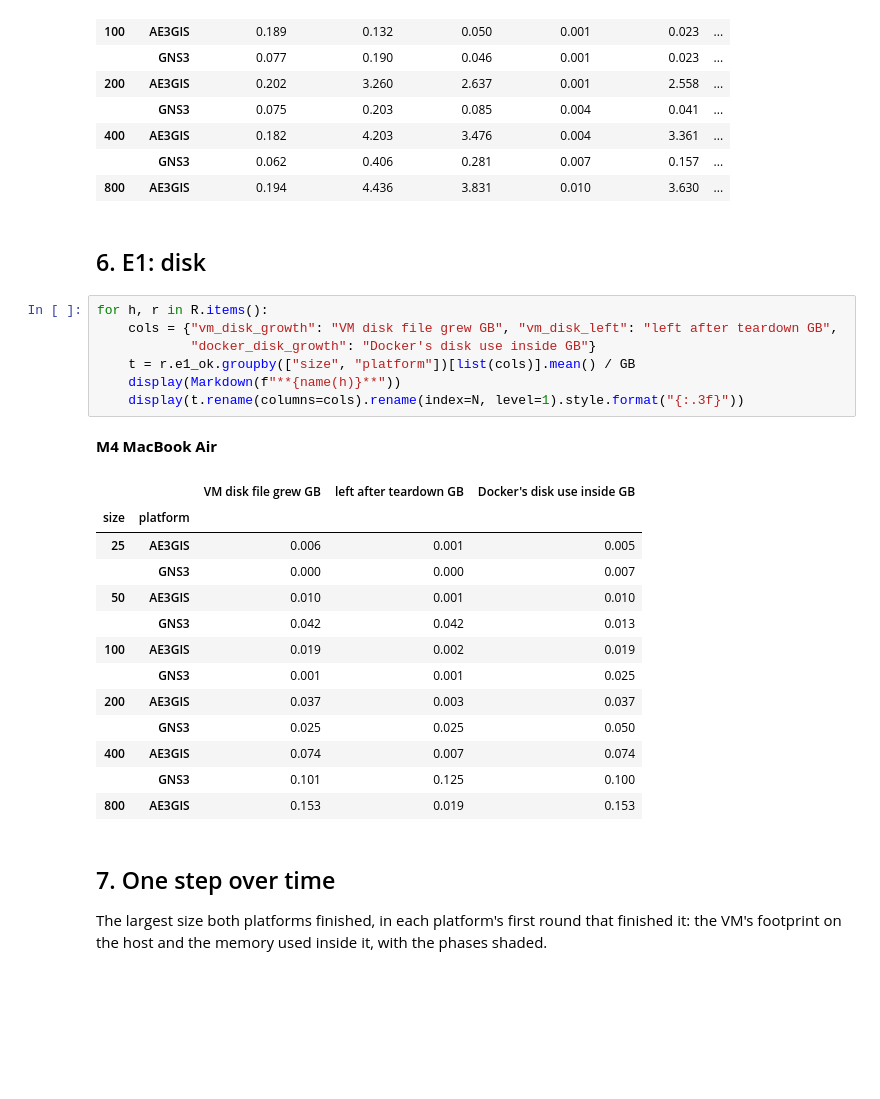
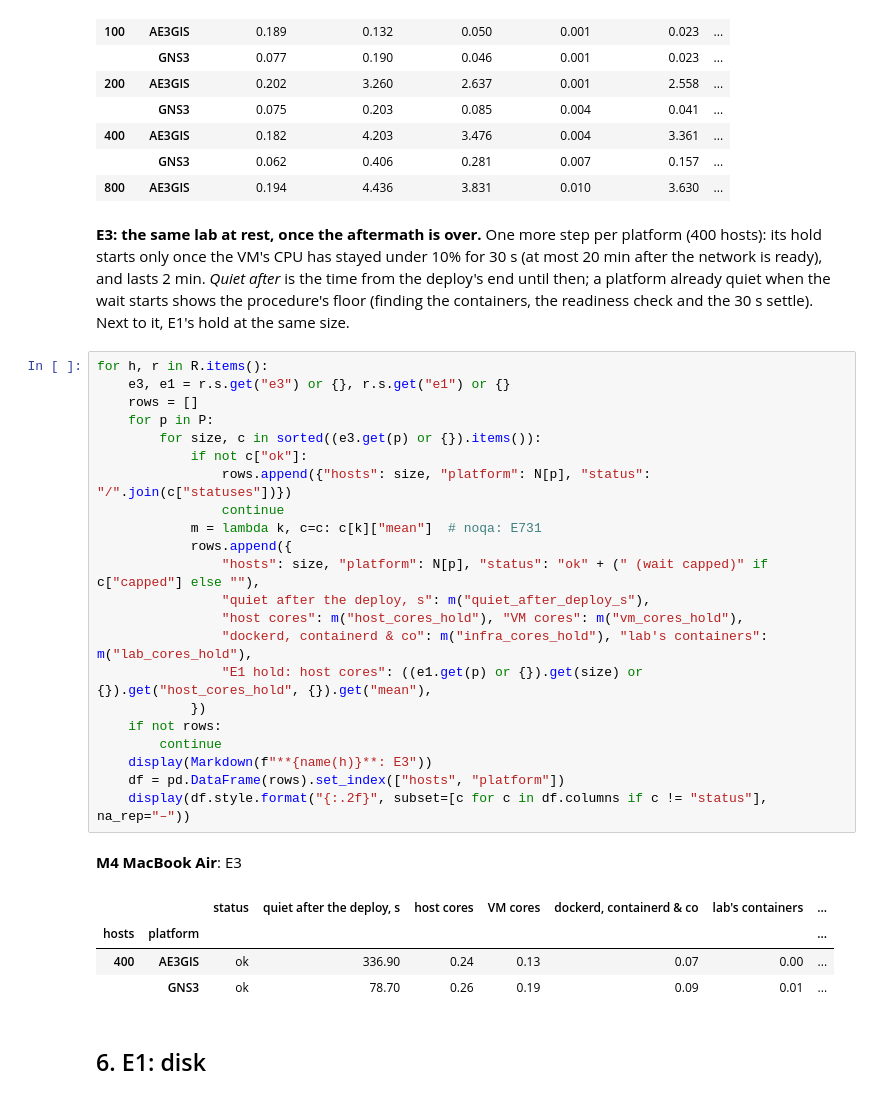
Before and after one commit to UoIShieldLabs/AE3GISv3, a Jupyter notebook: analysis/platforms.ipynb, the cells around one changed output. Drawn from its saved outputs; the diff is of its cells as text; blank space fills up the shorter version.

```diff
--- a/analysis/platforms.ipynb
+++ b/analysis/platforms.ipynb
@@ -305,31 +305,35 @@ for h, r in R.items():
 |  | GNS3 | 0.062 | 0.406 | 0.281 | 0.007 | 0.157 | ... |
 | 800 | AE3GIS | 0.194 | 4.436 | 3.831 | 0.010 | 3.630 | ... |
 # %% [markdown]
-## 6. E1: disk
+**E3: the same lab at rest, once the aftermath is over.** One more step per platform (400 hosts): its hold starts only once the VM's CPU has stayed under 10% for 30 s (at most 20 min after the network is ready), and lasts 2 min. *Quiet after* is the time from the deploy's end until then; a platform already quiet when the wait starts shows the procedure's floor (finding the containers, the readiness check and the 30 s settle). Next to it, E1's hold at the same size.
 # %%
 for h, r in R.items():
-    cols = {"vm_disk_growth": "VM disk file grew GB", "vm_disk_left": "left after teardown GB",
-            "docker_disk_growth": "Docker's disk use inside GB"}
-    t = r.e1_ok.groupby(["size", "platform"])[list(cols)].mean() / GB
-    display(Markdown(f"**{name(h)}**"))
-    display(t.rename(columns=cols).rename(index=N, level=1).style.format("{:.3f}"))
+    e3, e1 = r.s.get("e3") or {}, r.s.get("e1") or {}
+    rows = []
+    for p in P:
+        for size, c in sorted((e3.get(p) or {}).items()):
+            if not c["ok"]:
+                rows.append({"hosts": size, "platform": N[p], "status": "/".join(c["statuses"])})
+                continue
+            m = lambda k, c=c: c[k]["mean"]  # noqa: E731
+            rows.append({
+                "hosts": size, "platform": N[p], "status": "ok" + (" (wait capped)" if c["capped"] else ""),
+                "quiet after the deploy, s": m("quiet_after_deploy_s"),
+                "host cores": m("host_cores_hold"), "VM cores": m("vm_cores_hold"),
+                "dockerd, containerd & co": m("infra_cores_hold"), "lab's containers": m("lab_cores_hold"),
+                "E1 hold: host cores": ((e1.get(p) or {}).get(size) or {}).get("host_cores_hold", {}).get("mean"),
+            })
+    if not rows:
+        continue
+    display(Markdown(f"**{name(h)}**: E3"))
+    df = pd.DataFrame(rows).set_index(["hosts", "platform"])
+    display(df.style.format("{:.2f}", subset=[c for c in df.columns if c != "status"], na_rep="–"))
 # %% [output]
-**M4 MacBook Air**
+**M4 MacBook Air**: E3
-|  |  | VM disk file grew GB | left after teardown GB | Docker's disk use inside GB |
-| size | platform |  |  |  |
-| 25 | AE3GIS | 0.006 | 0.001 | 0.005 |
-|  | GNS3 | 0.000 | 0.000 | 0.007 |
-| 50 | AE3GIS | 0.010 | 0.001 | 0.010 |
-|  | GNS3 | 0.042 | 0.042 | 0.013 |
-| 100 | AE3GIS | 0.019 | 0.002 | 0.019 |
-|  | GNS3 | 0.001 | 0.001 | 0.025 |
-| 200 | AE3GIS | 0.037 | 0.003 | 0.037 |
-|  | GNS3 | 0.025 | 0.025 | 0.050 |
-| 400 | AE3GIS | 0.074 | 0.007 | 0.074 |
-|  | GNS3 | 0.101 | 0.125 | 0.100 |
-| 800 | AE3GIS | 0.153 | 0.019 | 0.153 |
+|  |  | status | quiet after the deploy, s | host cores | VM cores | dockerd, containerd & co | lab's containers | ... |
+| hosts | platform |  |  |  |  |  |  | ... |
+| 400 | AE3GIS | ok | 336.90 | 0.24 | 0.13 | 0.07 | 0.00 | ... |
+|  | GNS3 | ok | 78.70 | 0.26 | 0.19 | 0.09 | 0.01 | ... |
 # %% [markdown]
-## 7. One step over time
-
-The largest size both platforms finished, in each platform's first round that finished it: the VM's footprint on the host and the memory used inside it, with the phases shaded.
+## 6. E1: disk
 # %%
```
Also changed, not shown: parts of 14 cells of this notebook, 6 other files.
